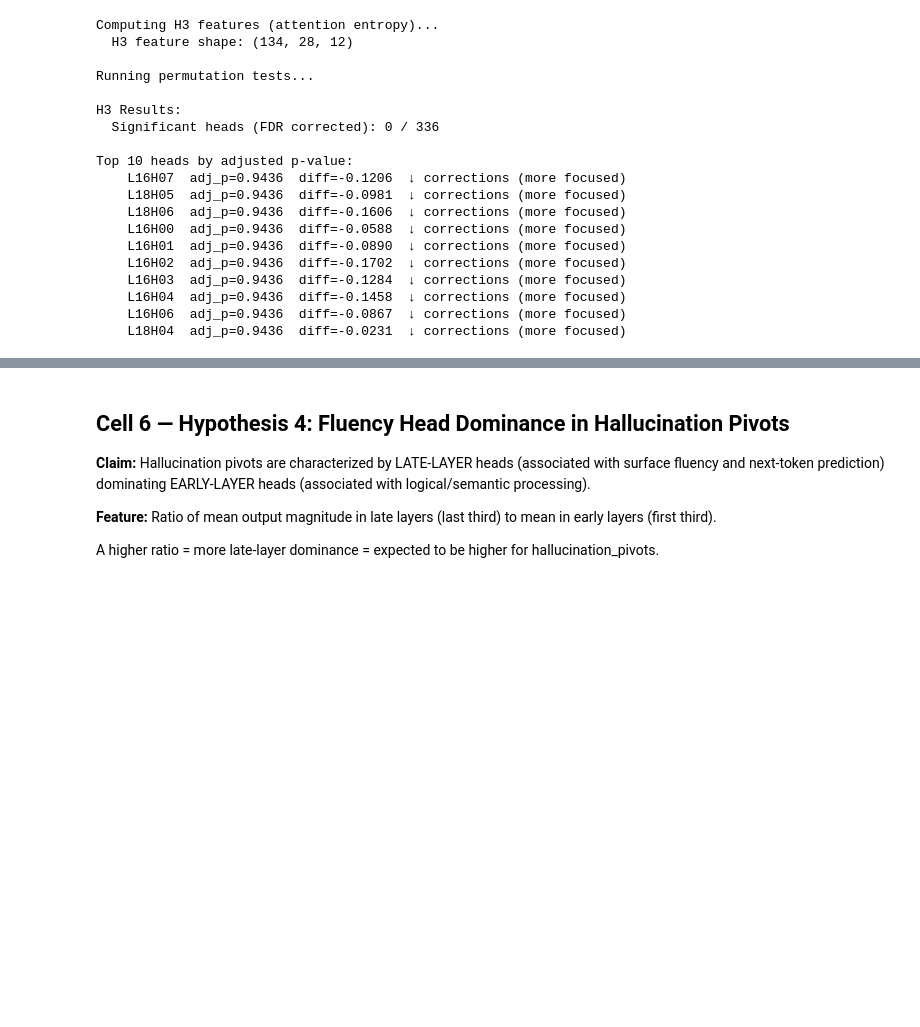
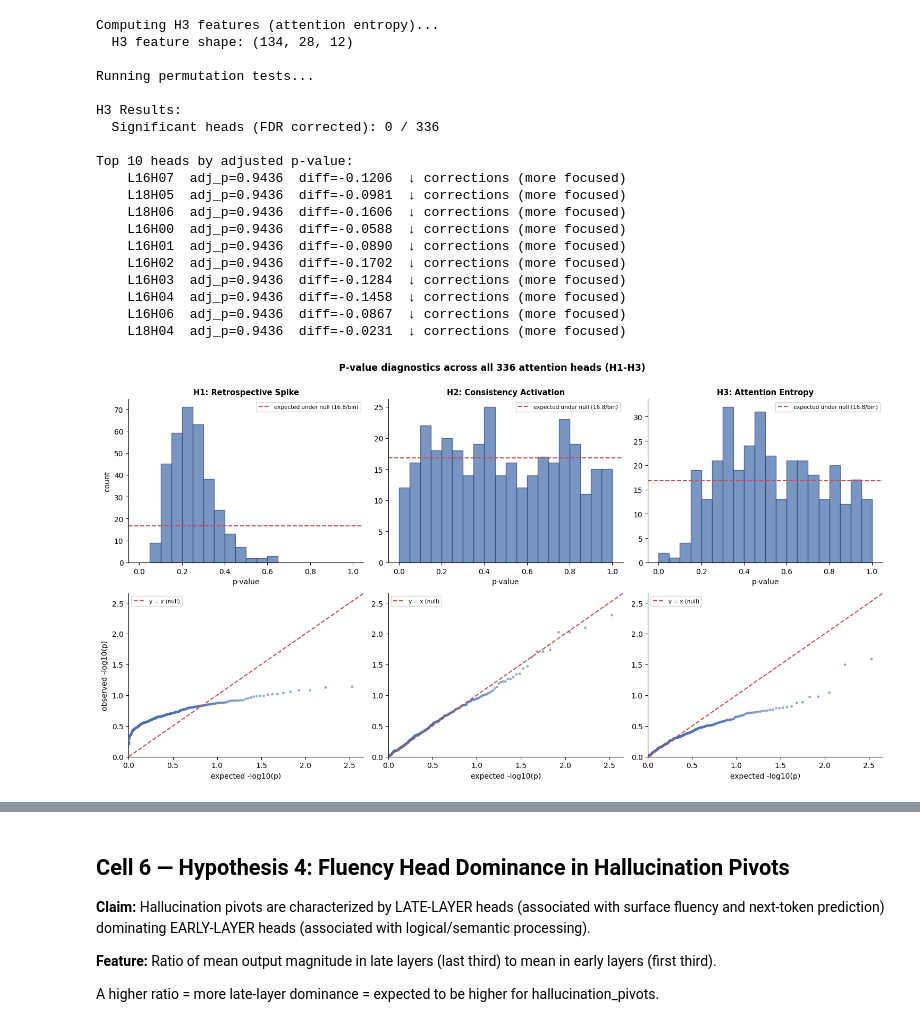
Before and after one commit to gunjalgupta/attention-pivot-analysis, a Jupyter notebook: notebooks/phase_4_hypothesis_testing.ipynb, the cells around one changed output, grey strips where cells are left out. Drawn from its saved outputs; the diff is of its cells as text; code cells hidden in the pictures; blank space fills up the shorter version.

Commit message:
updated figures, notebooks and readme

```diff
--- a/notebooks/phase_4_hypothesis_testing.ipynb
+++ b/notebooks/phase_4_hypothesis_testing.ipynb
@@ -457,3 +457,81 @@ Top 10 heads by adjusted p-value:
     L16H04  adj_p=0.9436  diff=-0.1458  ↓ corrections (more focused)
     L16H06  adj_p=0.9436  diff=-0.0867  ↓ corrections (more focused)
     L18H04  adj_p=0.9436  diff=-0.0231  ↓ corrections (more focused)
+# %%
+# =============================================================================
+# P-value diagnostics: histogram + QQ plot for H1-H3
+#
+# Answers a different question than the heatmap (Figure 3): not "which
+# individual heads survive FDR correction" but "is there ANY systematic
+# enrichment of small p-values across the 336 tests, even sub-significance."
+#
+# Under a true null, p-values are uniformly distributed on [0,1] and a QQ
+# plot against the uniform distribution falls on the y=x line. Enrichment
+# near p=0 (histogram spike, or QQ points lifting above the line at the
+# small-p end) would suggest a real but underpowered effect; a flat
+# histogram and points hugging the diagonal support genuine null.
+#
+# Run this AFTER Cell 5 (H3) in your Phase 4 notebook — reuses p_values,
+# p_values_h2, p_values_h3 already computed there.
+# =============================================================================
+
+import matplotlib.pyplot as plt
+import numpy as np
+
+fig, axes = plt.subplots(2, 3, figsize=(15, 8))
+
+hypothesis_data = [
+    ('H1: Retrospective Spike', p_values.flatten()),
+    ('H2: Consistency Activation', p_values_h2.flatten()),
+    ('H3: Attention Entropy', p_values_h3.flatten()),
+]
+
+for col, (title, pvals) in enumerate(hypothesis_data):
+    # --- Row 1: p-value histogram ---
+    ax = axes[0, col]
+    n_bins = 20
+    ax.hist(pvals, bins=n_bins, range=(0, 1), color='#4C72B0', alpha=0.75, edgecolor='#2E4A78')
+    expected_per_bin = len(pvals) / n_bins
+    ax.axhline(expected_per_bin, color='#C44E52', linestyle='--', linewidth=1.5,
+               label=f'expected under null ({expected_per_bin:.1f}/bin)')
+    ax.set_title(title, fontsize=10.5, fontweight='bold')
+    ax.set_xlabel('p-value')
+    ax.set_ylabel('count' if col == 0 else '')
+    ax.legend(fontsize=7.5, loc='upper right')
+    ax.spines['top'].set_visible(False)
+    ax.spines['right'].set_visible(False)
+
+    # --- Row 2: QQ plot against uniform ---
+    ax2 = axes[1, col]
+    n = len(pvals)
+    observed = -np.log10(np.sort(pvals))
+    expected = -np.log10(np.arange(1, n + 1) / (n + 1))  # expected order statistics under uniform
+    max_val = max(observed.max(), expected.max()) * 1.05
+
+    ax2.scatter(expected, observed, s=12, color='#4C72B0', alpha=0.6, edgecolor='none')
+    ax2.plot([0, max_val], [0, max_val], color='#C44E52', linestyle='--', linewidth=1.5, label='y = x (null)')
+    ax2.set_xlabel('expected -log10(p)')
+    ax2.set_ylabel('observed -log10(p)' if col == 0 else '')
+    ax2.set_xlim(0, max_val)
+    ax2.set_ylim(0, max_val)
+    ax2.legend(fontsize=7.5, loc='upper left')
+    ax2.spines['top'].set_visible(False)
+    ax2.spines['right'].set_visible(False)
+
+fig.suptitle('P-value diagnostics across all 336 attention heads (H1-H3)',
+              fontsize=12.5, fontweight='bold', y=1.00)
+plt.tight_layout()
+
+FIG_PATH = f'{OUTPUT_DIR}/phase4_pvalue_diagnostics.png'
+plt.savefig(FIG_PATH, dpi=150, bbox_inches='tight', facecolor='white')
+plt.show()
+print(f'Saved to: {FIG_PATH}')
+
+# Quick numeric summary alongside the plot
+print('\nSummary statistics:')
+for title, pvals in hypothesis_data:
+    frac_below_05 = (pvals < 0.05).mean()
+    print(f'  {title}: {frac_below_05:.1%} of heads have raw p < 0.05 '
+          f'(expected ~5.0% under null; observed {len(pvals)*frac_below_05:.0f}/{len(pvals)} heads)')
+# %% [output]
+[figure, added]
```
Also changed, not shown: parts of 3 cells of this notebook, 21 other files.
